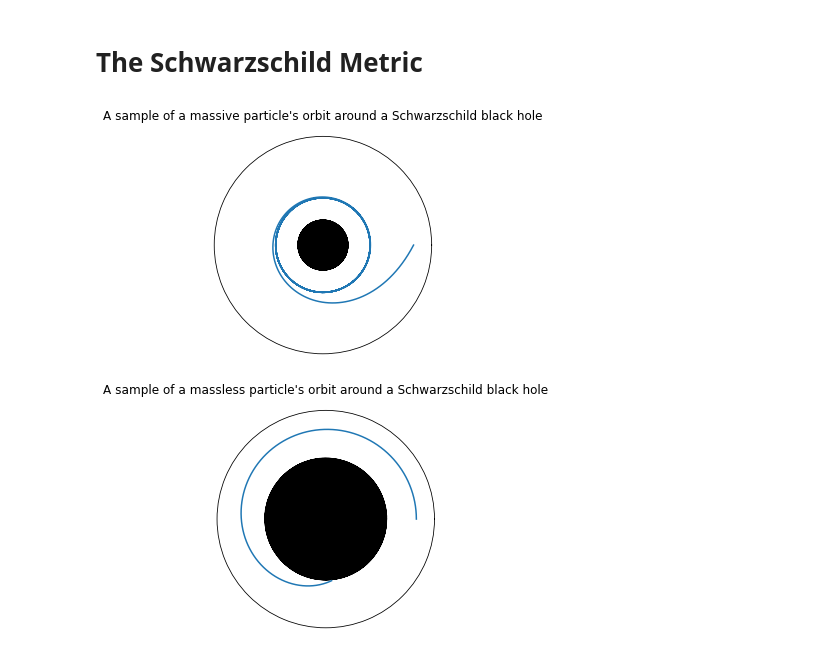
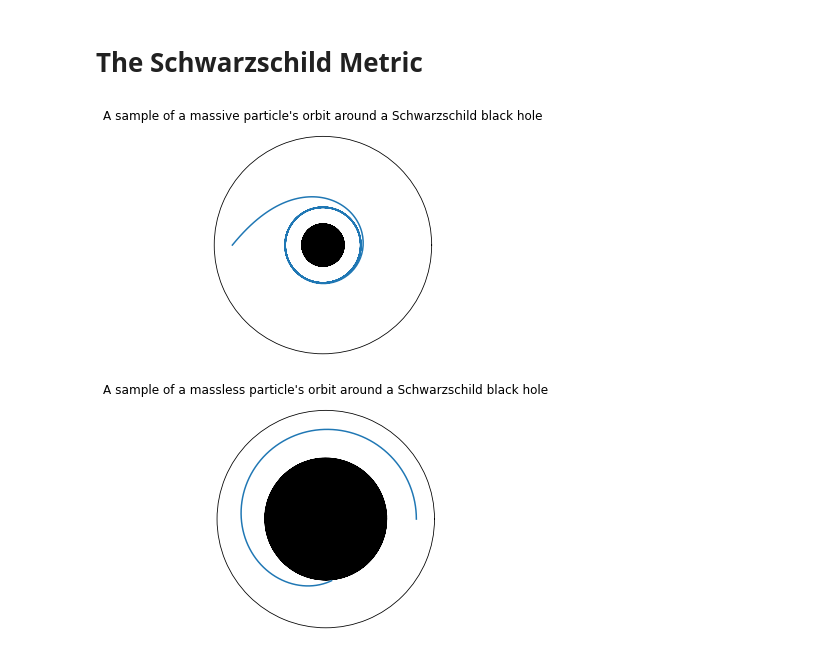
Before and after one commit to aidanjjoyce/Black-Hole-Simulations, a Jupyter notebook: Black_Hole_Simulations.ipynb, the cells around one changed output. Saved outputs shown, nothing was run; the diff lists cells and outputs as text; code cells hidden in the pictures.

```diff
--- a/Black_Hole_Simulations.ipynb
+++ b/Black_Hole_Simulations.ipynb
@@ -73,33 +73,33 @@ def SS_MasslessShapeEqn(r, p, G, M, c):
 # %%
 #Example of plotting an orbit for a massive particle around a Schwarzschild black hole
 
 G, M, c = 7e-11, 6e24, 3e8
 Rs = 2*G*M/c**2             #Calculates the Schwarzschild radius
 
 #Plots the event horizon of the black hole
 
 fig, ax = plt.subplots(subplot_kw={'projection': 'polar'})
 ax.set_title("A sample of a massive particle's orbit around a Schwarzschild black hole")
 ps = np.linspace(0, 937*np.pi,20000)
 ax.plot(ps,[i * Rs / 20000 for i in range(0, 20000, 1) ],'k')
 ax.set_rticks([])
 ax.set_xticks([])
 ax.grid(False)
 
 #Plots an orbit with given initial radius, dr/dp, and h
 
-r0 = [1.9*Rs,0*Rs]                              #Initial radius and dr/dp
+r0 = [1.8*Rs,0*Rs]                              #Initial radius and dr/dp
 hCirc = np.sqrt(G*M*r0[0]**2/(r0[0] - 3*Rs/2)) #h required for circular orbit
 h = 1*hCirc
 samples = 1000
-ps = np.linspace(0,18*np.pi,samples)
+ps = np.linspace(0,17*np.pi,samples)
 rs = odeint(SS_MassiveShapeEqn, r0, ps, args=(G,M,c,h))
 ax.plot(ps, rs[:,0])
 ax.set_rmax(1.2*np.amax(rs))
 
 plt.show()
 # %% [output]
-[figure, old version]
+[figure, new version]
 # %%
 #Example of plotting an orbit for a massless particle around a Schwarzschild black hole
 
```
Also changed, not shown: parts of 2 cells of this notebook.
